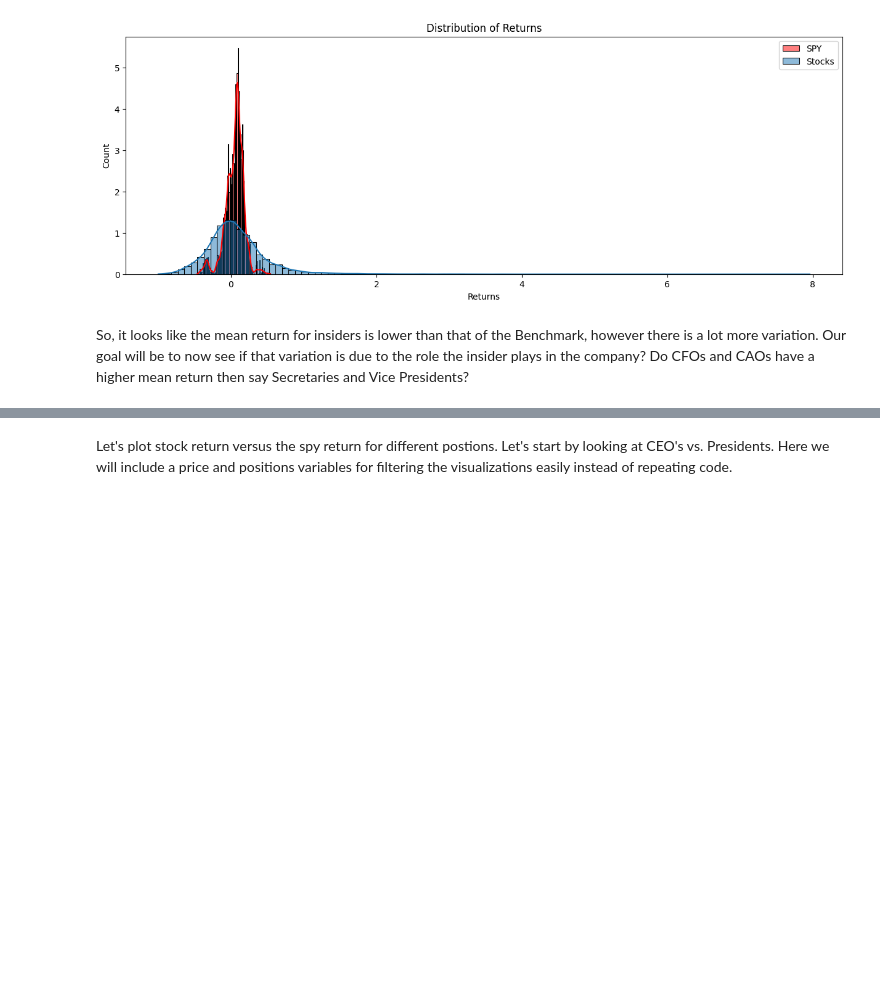
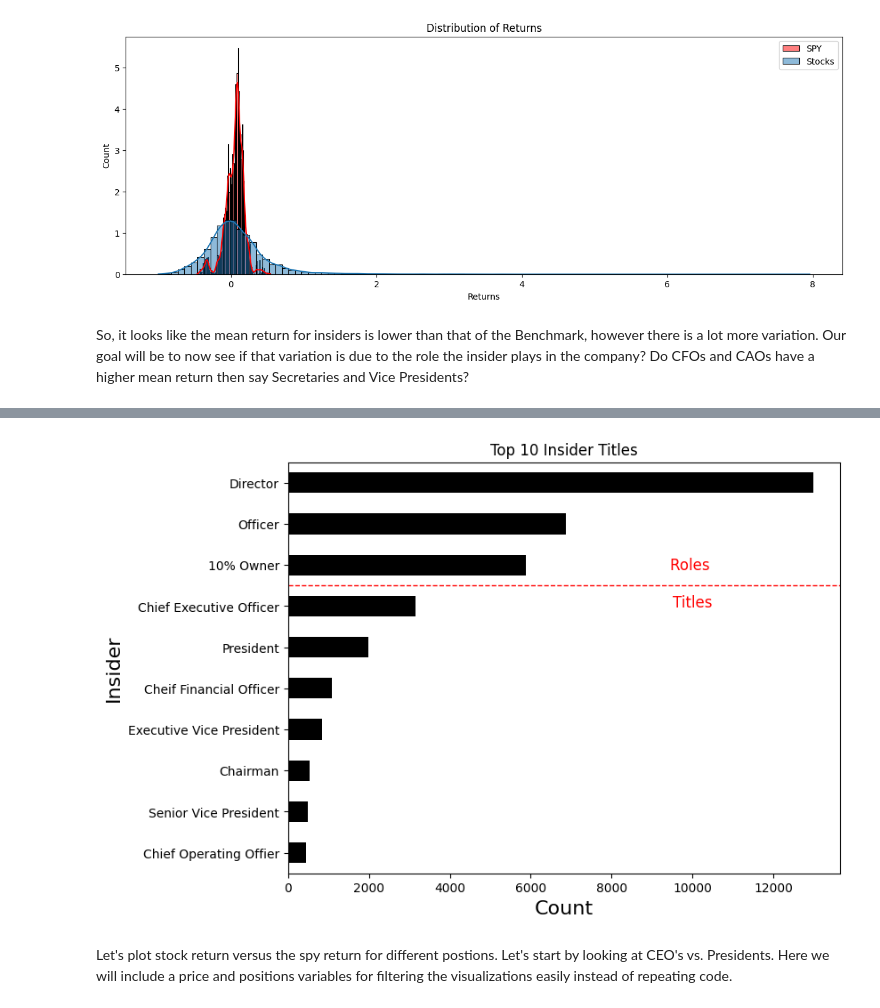
Before and after one commit to tmacpherson6/Do-Insiders-Know-Something-We-Dont, a Jupyter notebook: Thomas_EDA.ipynb, the cells around one changed output, grey strips where cells are left out. Cells and saved outputs as stored; diff of their text form; code cells hidden in the pictures; blank space fills up the shorter version.

```diff
--- a/Thomas_EDA.ipynb
+++ b/Thomas_EDA.ipynb
@@ -1973,0 +1976,10 @@ So, it looks like the mean return for insiders is lower than that of the Benchma
+# %%
+#Let's take all of the columns
+columns = complete_df.columns
+#Let's slice it to only contain the titles
+positions = columns[67:-3]
+#Now, let's sum those columns
+sums = complete_df[positions].sum(axis=0)
+top11 = sums.nlargest(11)
+#Let's take a look at the top positions, I'm taking the top 11 because the first one is 'Missing', which means a director or 10% owner likely.
+print(top11)
@@ -1974,3 +1999,53 @@ So, it looks like the mean return for insiders is lower than that of the Benchma
+# %%
+top10=top11[1:].copy()
+#Let's write out the full title name for our plot
+custom_labels = ['Director',
+                 'Officer',
+                 '10% Owner',
+                 'Chief Executive Officer',
+                 'President',
+                 'Cheif Financial Officer',
+                 'Executive Vice President',
+                 'Chairman',
+                 'Senior Vice President',
+                 'Chief Operating Offier']
+
+plt.figure(figsize=(8,6))
+ax = top10.plot(kind='barh', color='black')
+
+#Let's add a dashed line to seperate the roles and titles
+sep_index = 3
+#Needs to be inbetween the indices
+sep_y = sep_index - 0.5
+
+ax.axhline(
+    y=sep_y,
+    xmin=0,
+    xmax=1,
+    color='red',
+    linestyle='--',
+    linewidth=1
+)
+# Let's also add some text
+x_text = 10000
+ax.text(
+    x_text,
+    sep_y+0.6,
+    'Roles \n\nTitles',
+    ha='center',
+    va='bottom',
+    color='red',
+    fontsize=12)
+
+ax.set_xlabel('Count',fontsize=16)
+ax.set_ylabel('Insider',fontsize=16)
+ax.set_yticks(range(len(top11)-1))
+ax.set_yticklabels(custom_labels)
+ax.set_title('Top 10 Insider Titles')
+plt.gca().invert_yaxis() #Have the largest at the top
+plt.show()
+# %% [output]
+[figure, added]
 # %% [markdown]
 Let's plot stock return versus the spy return for different postions. Let's start by looking at CEO's vs. Presidents. Here we will include a price and positions variables for filtering the visualizations easily instead of repeating code.
 # %%
```
Also changed, not shown: parts of 20 cells of this notebook.
